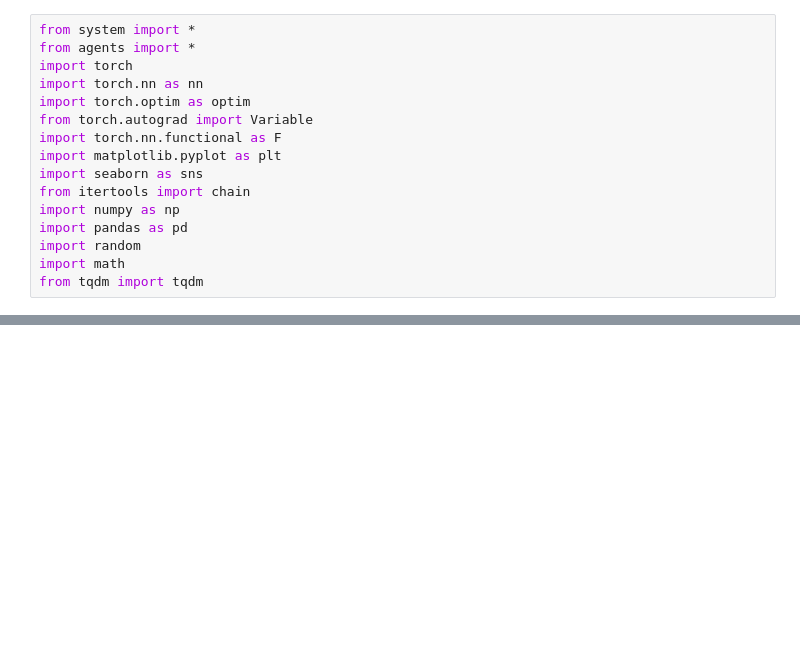
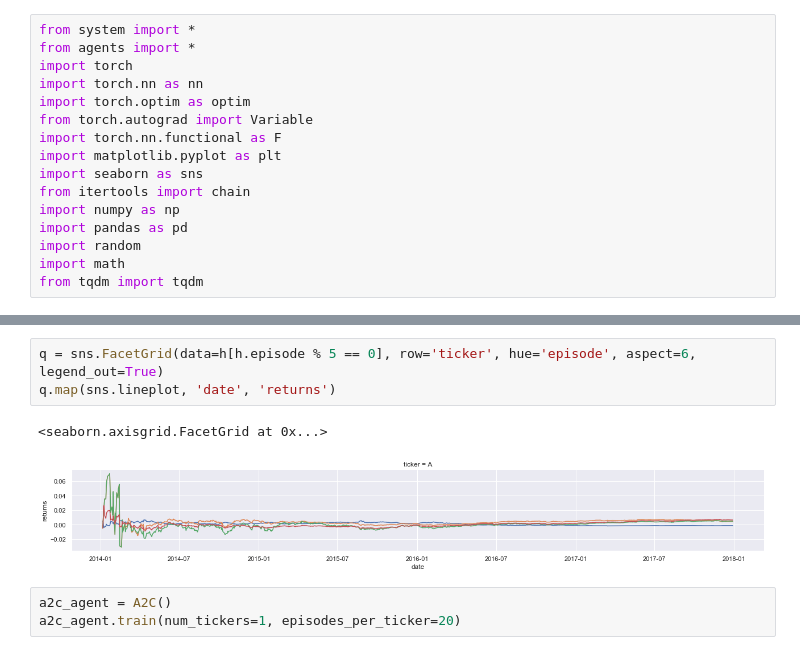
Before and after one commit to AaruranLog/rl-trading, a Jupyter notebook: experiments.ipynb, the cells around one changed output, grey strips where cells are left out. Drawn from its saved outputs; the diff is of its cells as text; blank space fills up the shorter version.

```diff
--- a/experiments.ipynb
+++ b/experiments.ipynb
@@ -180,0 +158,9 @@ sns.lineplot('t', 'returns', hue='agent', data=h[h.ticker == 'ABBV'])
+# %%
+q = sns.FacetGrid(data=h[h.episode % 5 == 0], row='ticker', hue='episode', aspect=6, legend_out=True)
+q.map(sns.lineplot, 'date', 'returns')
+# %% [output]
+<seaborn.axisgrid.FacetGrid at 0x...>
+[figure, added]
+# %%
+a2c_agent = A2C()
+a2c_agent.train(num_tickers=1, episodes_per_ticker=20)
```
Also changed, not shown: parts of 50 cells of this notebook, 2 other files.
